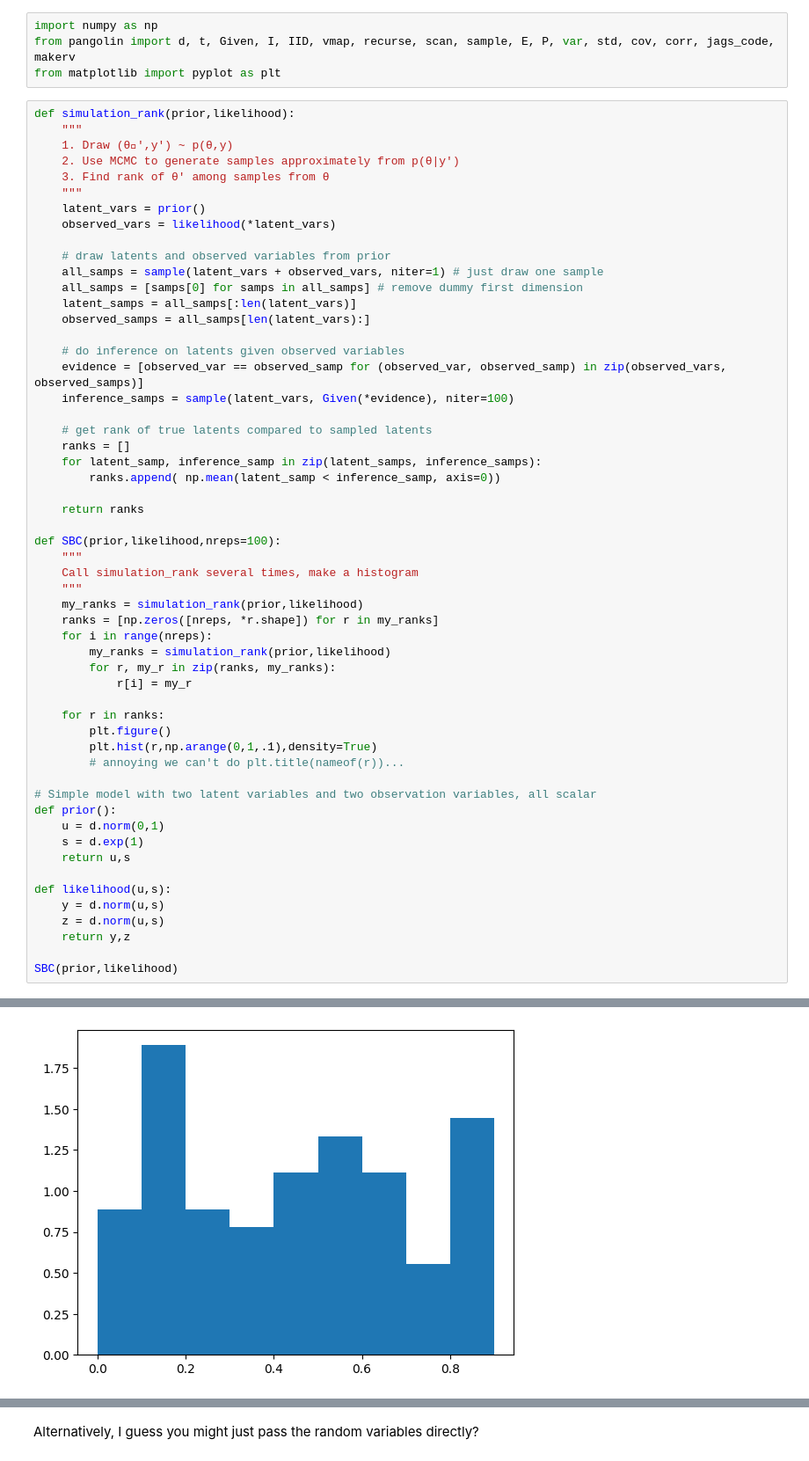
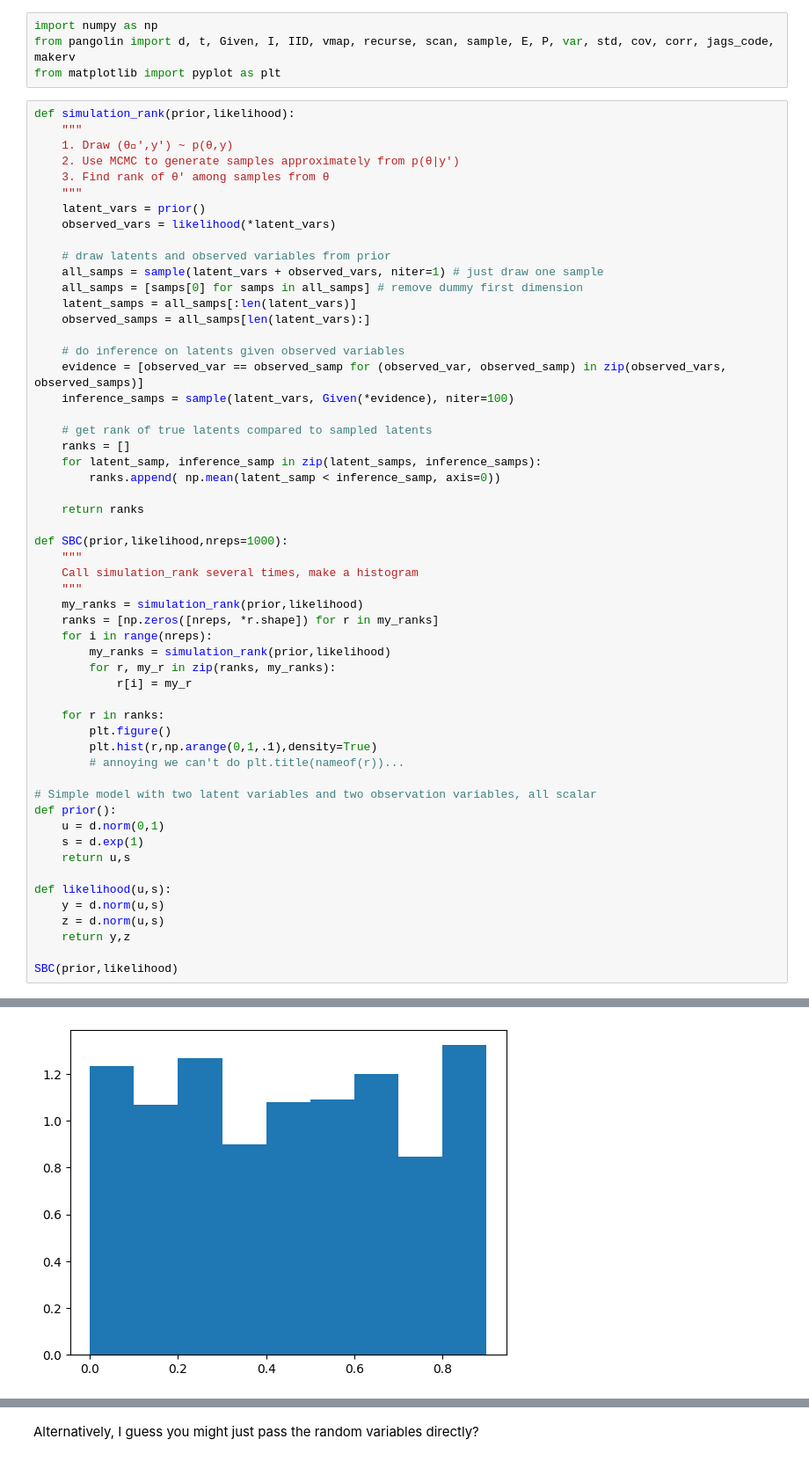
Before and after one commit to justindomke/pangolin, a Jupyter notebook: Example-Simulation Based Calibration.ipynb, the cells around one changed output, grey strips where cells are left out. Shown at 88% size. Cells and saved outputs as stored; diff of their text form.

```diff
--- a/Example-Simulation Based Calibration.ipynb
+++ b/Example-Simulation Based Calibration.ipynb
@@ -29,7 +29,7 @@ def simulation_rank(prior,likelihood):
 
     return ranks
 
-def SBC(prior,likelihood,nreps=100):
+def SBC(prior,likelihood,nreps=1000):
     """
     Call simulation_rank several times, make a histogram
     """
@@ -62,4 +62,4 @@ SBC(prior,likelihood)
-[figure, old version]
+[figure, new version]
 # %%
 # proof that this works with different models
 
```
Also changed, not shown: parts of 3 cells of this notebook.
